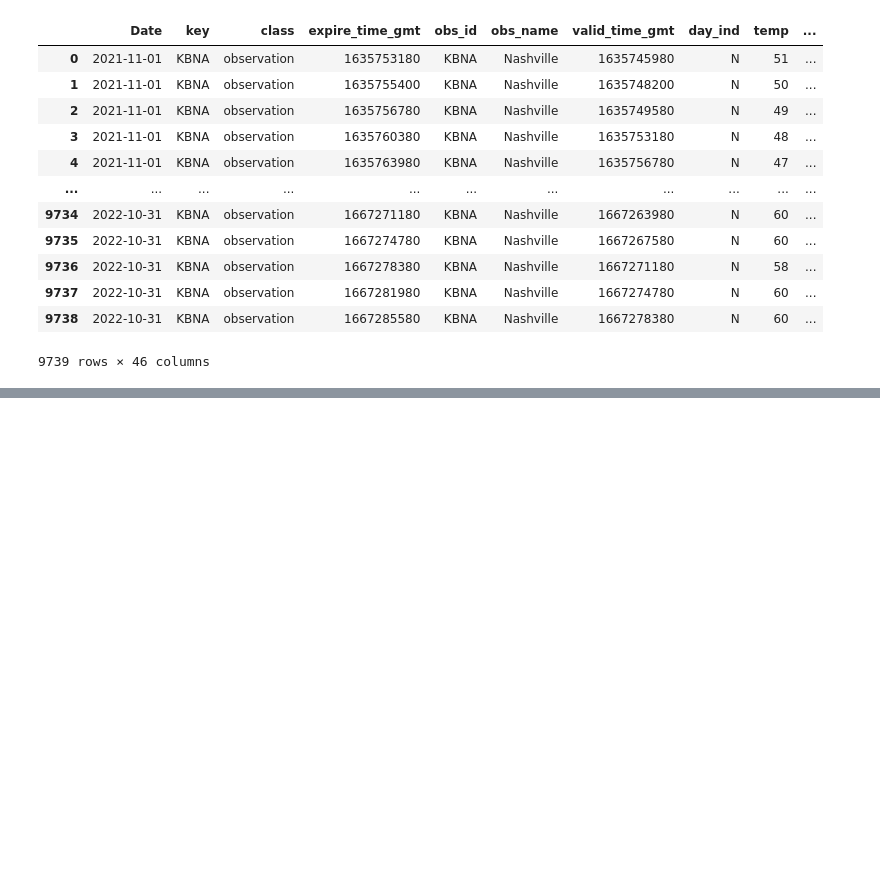
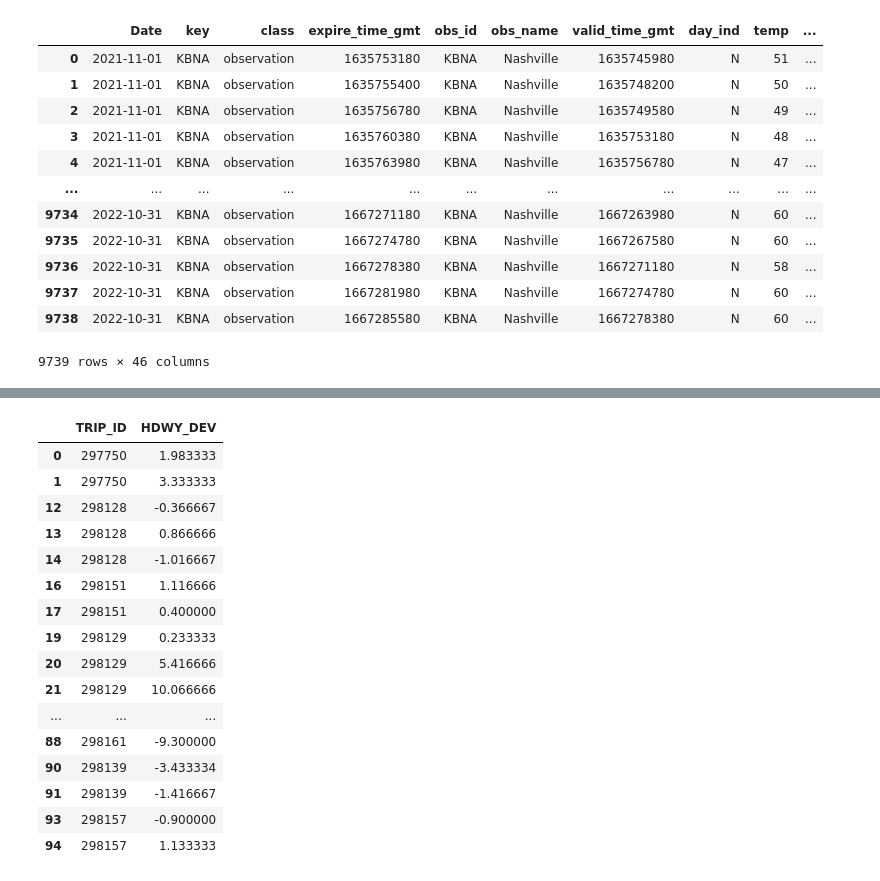
Before and after one commit to NSS-Data-Analytics-Cohort-7/wego-data-world-problems, a Jupyter notebook: notebook/wego-EDA.ipynb, the cells around one changed output, grey strips where cells are left out. Drawn from its saved outputs; the diff is of its cells as text; code cells hidden in the pictures; blank space fills up the shorter version.

```diff
--- a/notebook/wego-EDA.ipynb
+++ b/notebook/wego-EDA.ipynb
@@ -217,0 +282,2 @@ avg_headway_weather
+# %%
+clean_hdwy_distance = hdwy_distance.dropna()
@@ -217,0 +300,20 @@ avg_headway_weather
+# %%
+clean_hdwy_distance.head(60)
+# %% [output]
+|  | TRIP_ID | HDWY_DEV |
+| 0 | 297750 | 1.983333 |
+| 1 | 297750 | 3.333333 |
+| 12 | 298128 | -0.366667 |
+| 13 | 298128 | 0.866666 |
+| 14 | 298128 | -1.016667 |
+| 16 | 298151 | 1.116666 |
+| 17 | 298151 | 0.400000 |
+| 19 | 298129 | 0.233333 |
+| 20 | 298129 | 5.416666 |
+| 21 | 298129 | 10.066666 |
+| ... | ... | ... |
+| 88 | 298161 | -9.300000 |
+| 90 | 298139 | -3.433334 |
+| 91 | 298139 | -1.416667 |
+| 93 | 298157 | -0.900000 |
+| 94 | 298157 | 1.133333 |
```
Also changed, not shown: parts of 19 cells of this notebook.
